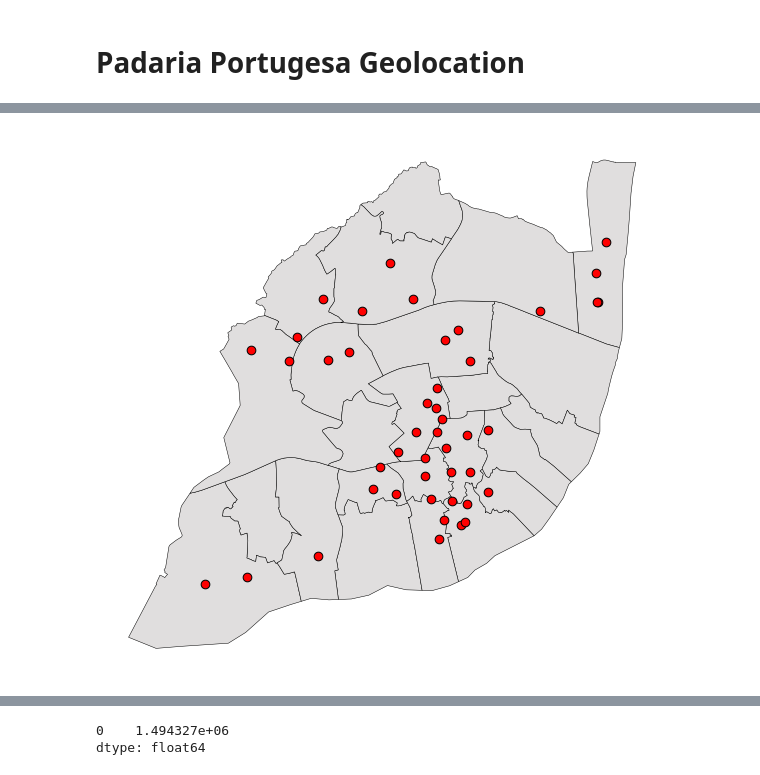
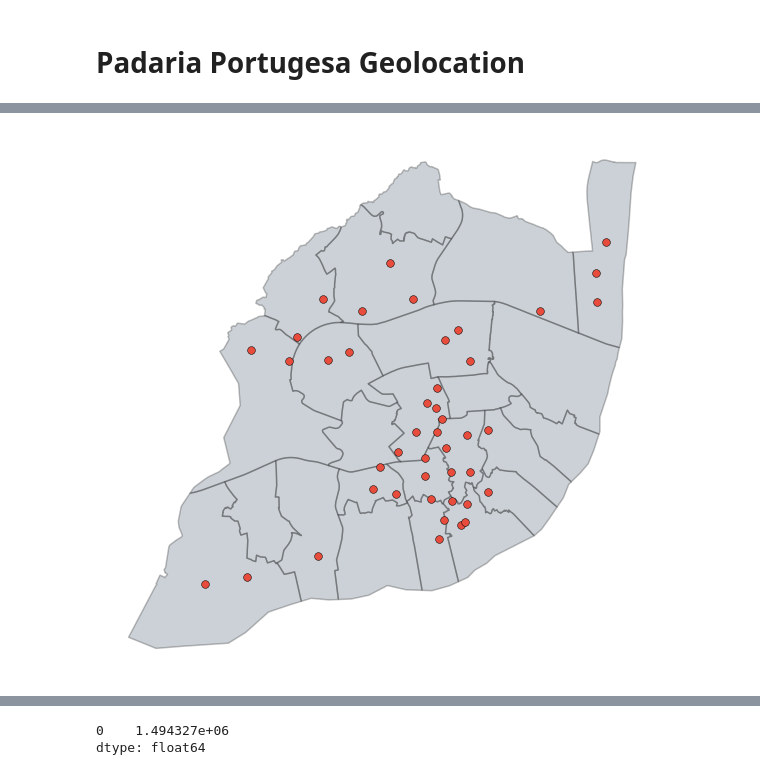
Before and after one commit to ricardozacarias/padarias, a Jupyter notebook: padarias.ipynb, the cells around one changed output, grey strips where cells are left out. Drawn from its saved outputs; the diff is of its cells as text; code cells hidden in the pictures.

```diff
--- a/padarias.ipynb
+++ b/padarias.ipynb
@@ -10,6 +10,7 @@ import matplotlib.pyplot as plt
 # open data and change projection to meters
 freguesias = gp.read_file('data/freguesias.shp')
 padarias = pd.read_csv('data/padarias.csv', index_col=0)
+padarias.drop_duplicates(subset='restaurant.name', inplace=True)
 # %%
 freguesias = freguesias.to_crs('EPSG:3763')
 # %%
@@ -29,15 +39,9 @@ padarias[padarias['restaurant.name'] == "A Padaria Portuguesa - Expo"]
 # %%
-# get exterior of multipolygons
-exterior = freguesias.unary_union
+# remove points outside the city
+points = points[points.geometry.within(freguesias.unary_union)]
 
-# remove points outside the city
-points = points[points.geometry.within(exterior)]
-
-# plot figure to see input data
-#ax = gplt.polyplot(freguesias, figsize=(10, 10), lw= .5, facecolor= 'none', edgecolor='k', alpha=1, projection=gcrs.Mercator());
-
-base = freguesias.plot(figsize=(10, 10), facecolor='#e0dede', edgecolor='black', linewidth= .5)
-points.plot(ax=base, marker='o', color='red', markersize=75, edgecolor='k', linewidth=1)
+base = freguesias.plot(figsize=(10, 10), facecolor='#34495e', edgecolor='black', linewidth= 1.5, alpha=.25)
+points.plot(ax=base, marker='o', color='#e74c3c', markersize=60, edgecolor='k', linewidth=.5)
 base.axis('off');
 # %% [output]
-[figure, old version]
+[figure, new version]
```
Also changed, not shown: parts of 10 cells of this notebook.
